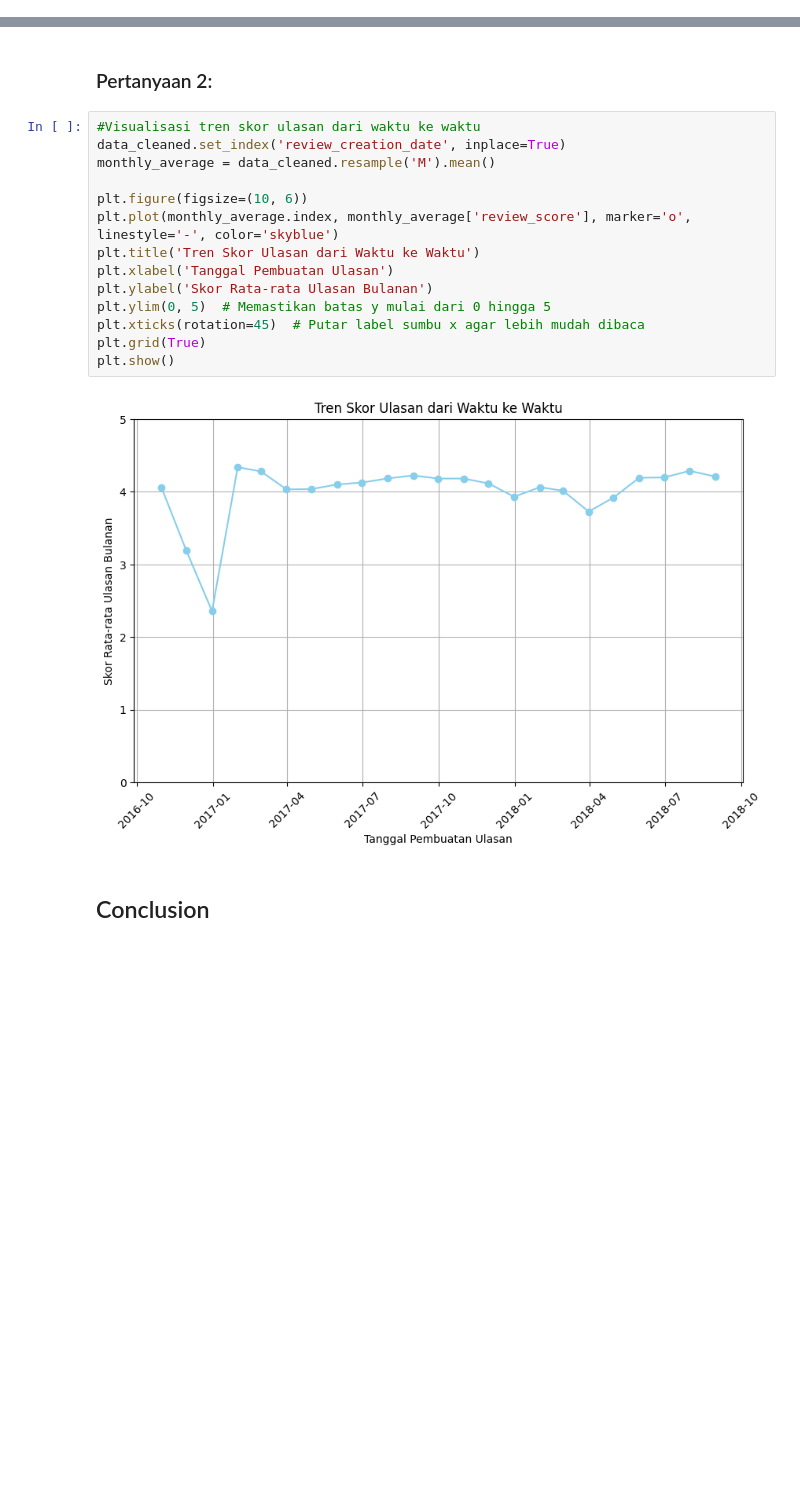
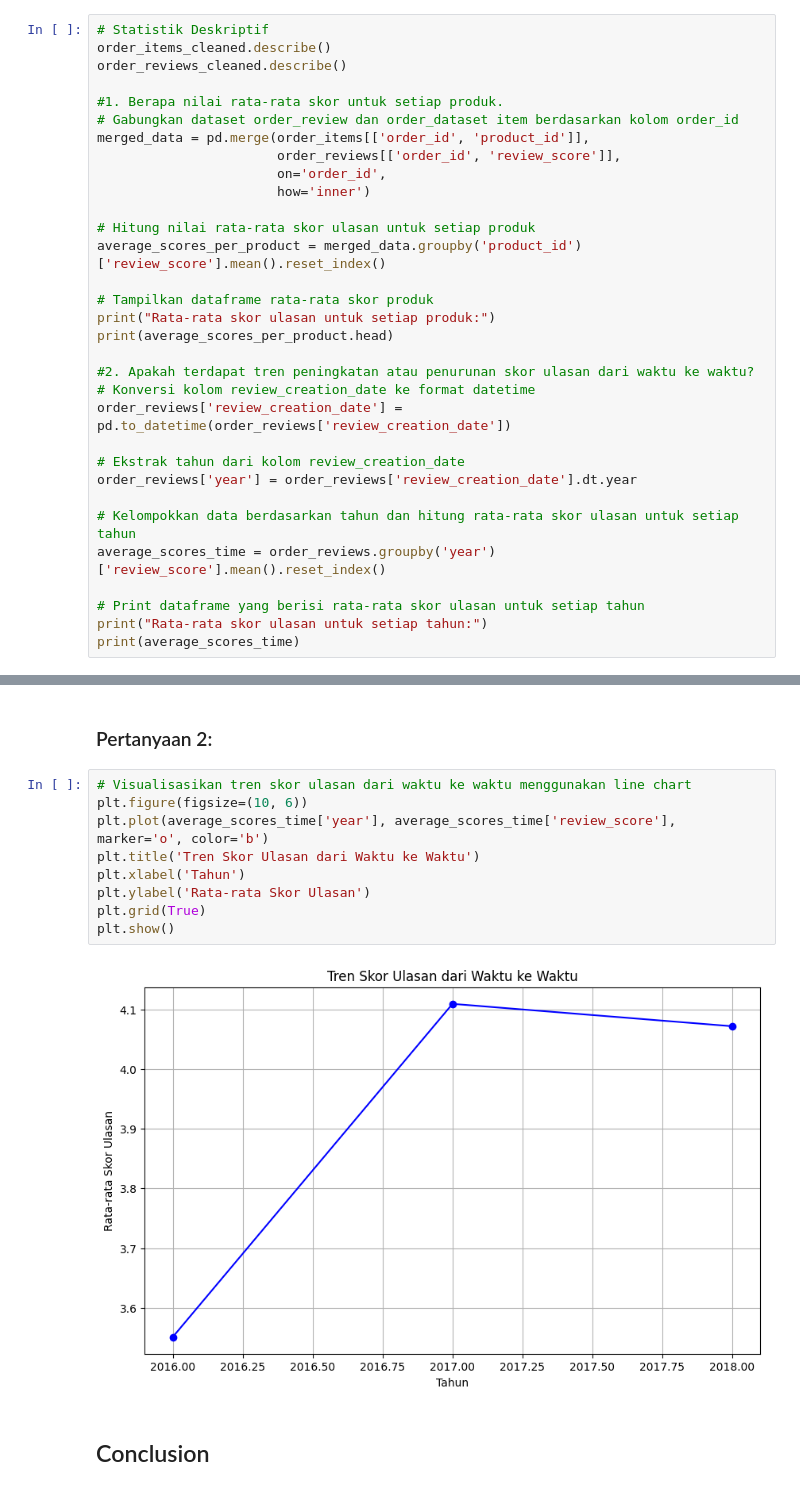
Before and after one commit to aQueenBee/Data-Analysis-E-Commerce-Public-Dataset, a Jupyter notebook: notebook.ipynb, the cells around one changed output, grey strips where cells are left out. Saved outputs shown, nothing was run; the diff lists cells and outputs as text; blank space fills up the shorter version.

```diff
--- a/notebook.ipynb
+++ b/notebook.ipynb
@@ -160,0 +160,32 @@ Name: review_creation_date, dtype: object
+# %%
+# Statistik Deskriptif
+order_items_cleaned.describe()
+order_reviews_cleaned.describe()
+
+#1. Berapa nilai rata-rata skor untuk setiap produk.
+# Gabungkan dataset order_review dan order_dataset item berdasarkan kolom order_id
+merged_data = pd.merge(order_items[['order_id', 'product_id']],
+                       order_reviews[['order_id', 'review_score']],
+                       on='order_id',
+                       how='inner')
+
+# Hitung nilai rata-rata skor ulasan untuk setiap produk
+average_scores_per_product = merged_data.groupby('product_id')['review_score'].mean().reset_index()
+
+# Tampilkan dataframe rata-rata skor produk
+print("Rata-rata skor ulasan untuk setiap produk:")
+print(average_scores_per_product.head)
+
+#2. Apakah terdapat tren peningkatan atau penurunan skor ulasan dari waktu ke waktu?
+# Konversi kolom review_creation_date ke format datetime
+order_reviews['review_creation_date'] = pd.to_datetime(order_reviews['review_creation_date'])
+
+# Ekstrak tahun dari kolom review_creation_date
+order_reviews['year'] = order_reviews['review_creation_date'].dt.year
+
+# Kelompokkan data berdasarkan tahun dan hitung rata-rata skor ulasan untuk setiap tahun
+average_scores_time = order_reviews.groupby('year')['review_score'].mean().reset_index()
+
+# Print dataframe yang berisi rata-rata skor ulasan untuk setiap tahun
+print("Rata-rata skor ulasan untuk setiap tahun:")
+print(average_scores_time)
@@ -181,20 +234,15 @@ plt.show()
 # %% [markdown]
 ### Pertanyaan 2:
 # %%
-#Visualisasi tren skor ulasan dari waktu ke waktu
-data_cleaned.set_index('review_creation_date', inplace=True)
-monthly_average = data_cleaned.resample('M').mean()
-
+# Visualisasikan tren skor ulasan dari waktu ke waktu menggunakan line chart
 plt.figure(figsize=(10, 6))
-plt.plot(monthly_average.index, monthly_average['review_score'], marker='o', linestyle='-', color='skyblue')
+plt.plot(average_scores_time['year'], average_scores_time['review_score'], marker='o', color='b')
 plt.title('Tren Skor Ulasan dari Waktu ke Waktu')
-plt.xlabel('Tanggal Pembuatan Ulasan')
-plt.ylabel('Skor Rata-rata Ulasan Bulanan')
-plt.ylim(0, 5)  # Memastikan batas y mulai dari 0 hingga 5
-plt.xticks(rotation=45)  # Putar label sumbu x agar lebih mudah dibaca
+plt.xlabel('Tahun')
+plt.ylabel('Rata-rata Skor Ulasan')
 plt.grid(True)
 plt.show()
 # %% [output]
-[figure, old version]
+[figure, new version]
 # %% [markdown]
 ## Conclusion
```
Also changed, not shown: parts of 16 cells of this notebook.
